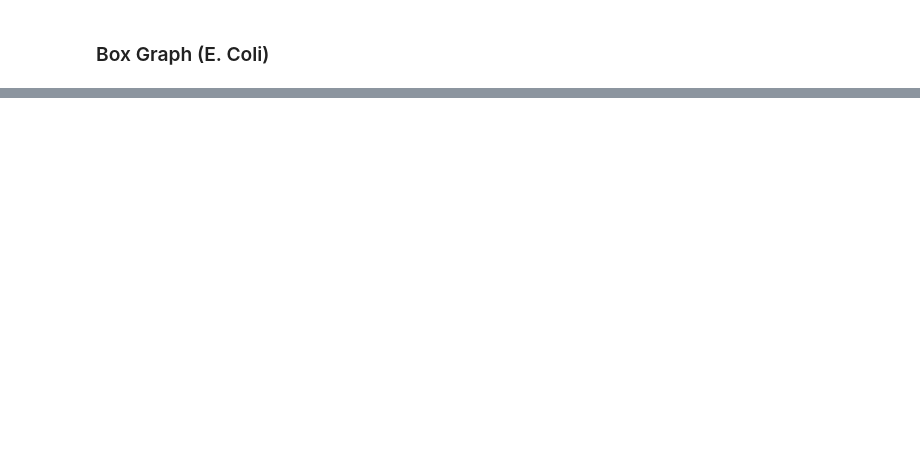
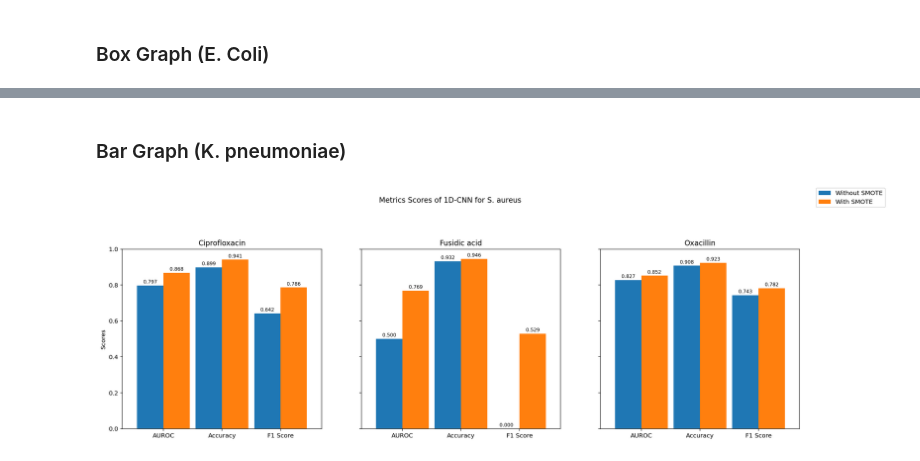
Before and after one commit to seibikobara/CS534FinalMSpathogens, a Jupyter notebook: 1d_cnn_smote.ipynb, the cells around one changed output, grey strips where cells are left out. Cells and saved outputs as stored; diff of their text form; code cells hidden in the pictures; blank space fills up the shorter version.

```diff
--- a/1d_cnn_smote.ipynb
+++ b/1d_cnn_smote.ipynb
@@ -160,0 +270,28 @@ ecoli_results.box_plot(
+# %%
+aureus_trainer = Trainer(
+    pathogen='Staphylococcus aureus',
+    n_splits=5,
+    sites=sites,
+    years=years,
+)
+
+aureus_drugs = [
+    'Ciprofloxacin',
+    'Fusidic acid',
+    'Oxacillin',
+]
+
+for drug in aureus_drugs:
+    aureus_trainer.fit(
+        drug=drug,
+        model=build_cnn_1d(),
+        # params for `model.fit()`
+        epochs=100,
+        validation_split=0.2,
+        verbose=0,
+        callbacks=cnn_callbacks,
+    )
+
+# collect results
+aureus_results = aureus_trainer.collect_results()
+aureus_results.save_to('./results/1d_cnn/aureus')
@@ -160,0 +344,14 @@ ecoli_results.box_plot(
+# %% [markdown]
+### Bar Graph (K. pneumoniae)
+# %%
+aureus_results.bar_plot(
+    title='Metrics Scores of 1D-CNN for S. aureus',
+    save_as='./results/1d_cnn/aureus/bar.png',
+    nrows=2,
+    ncols=3,
+    sharey=True,
+    figsize=(20, 12),
+    y_lim=(0, 1),
+)
+# %% [output]
+[figure, added]
```
Also changed, not shown: parts of 14 cells of this notebook, 31 other files.
